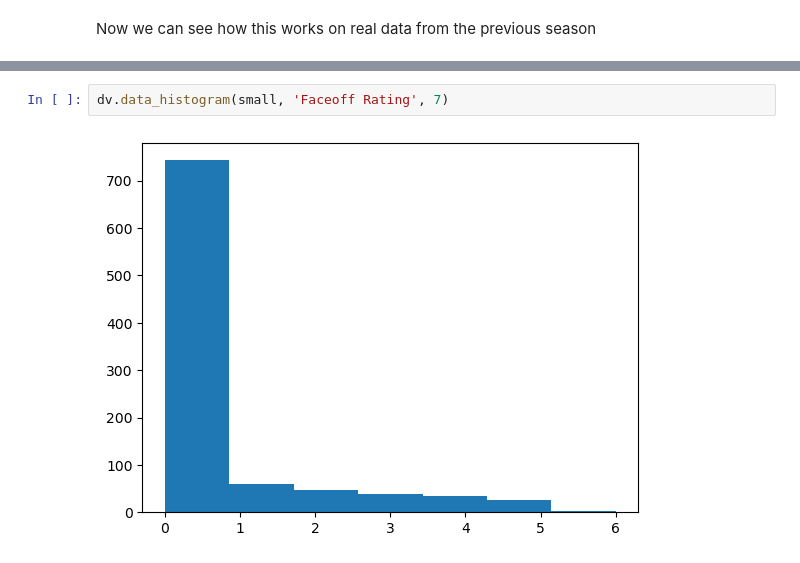
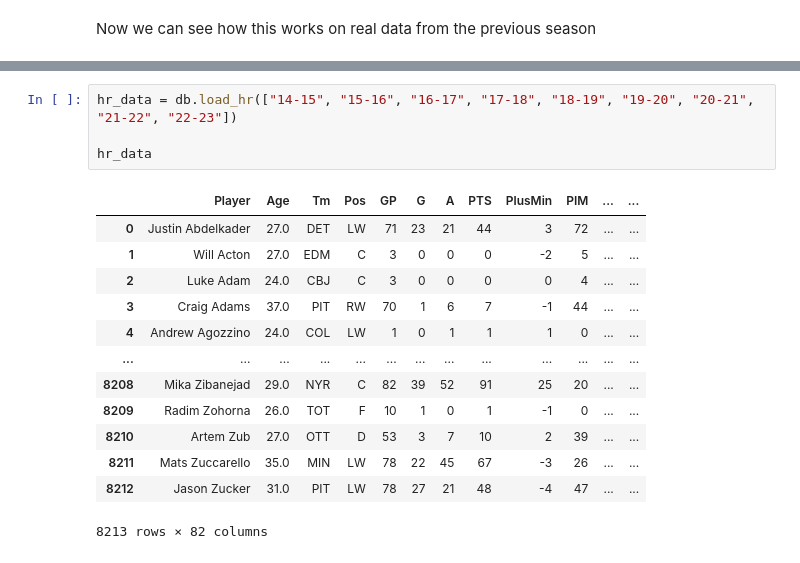
Before and after one commit to soulFood5632/apba_rater, a Jupyter notebook: src/ratings/exploration/faceoff.ipynb, the cells around one changed output, grey strips where cells are left out. Saved outputs shown, nothing was run; the diff lists cells and outputs as text.

Commit message:
added data to work with + started a simple streamlit page

```diff
--- a/src/ratings/exploration/faceoff.ipynb
+++ b/src/ratings/exploration/faceoff.ipynb
@@ -111,4 +68,18 @@ small
-# %%
-dv.data_histogram(small, 'Faceoff Rating', 7)
-# %% [output]
-[figure, removed]
+# %%
+hr_data = db.load_hr(["14-15", "15-16", "16-17", "17-18", "18-19", "19-20", "20-21", "21-22", "22-23"])
+
+hr_data
+# %% [output]
+|  | Player | Age | Tm | Pos | GP | G | A | PTS | PlusMin | PIM | ... | ... |
+| 0 | Justin Abdelkader | 27.0 | DET | LW | 71 | 23 | 21 | 44 | 3 | 72 | ... | ... |
+| 1 | Will Acton | 27.0 | EDM | C | 3 | 0 | 0 | 0 | -2 | 5 | ... | ... |
+| 2 | Luke Adam | 24.0 | CBJ | C | 3 | 0 | 0 | 0 | 0 | 4 | ... | ... |
+| 3 | Craig Adams | 37.0 | PIT | RW | 70 | 1 | 6 | 7 | -1 | 44 | ... | ... |
+| 4 | Andrew Agozzino | 24.0 | COL | LW | 1 | 0 | 1 | 1 | 1 | 0 | ... | ... |
+| ... | ... | ... | ... | ... | ... | ... | ... | ... | ... | ... | ... | ... |
+| 8208 | Mika Zibanejad | 29.0 | NYR | C | 82 | 39 | 52 | 91 | 25 | 20 | ... | ... |
+| 8209 | Radim Zohorna | 26.0 | TOT | F | 10 | 1 | 0 | 1 | -1 | 0 | ... | ... |
+| 8210 | Artem Zub | 27.0 | OTT | D | 53 | 3 | 7 | 10 | 2 | 39 | ... | ... |
+| 8211 | Mats Zuccarello | 35.0 | MIN | LW | 78 | 22 | 45 | 67 | -3 | 26 | ... | ... |
+| 8212 | Jason Zucker | 31.0 | PIT | LW | 78 | 27 | 21 | 48 | -4 | 47 | ... | ... |
+8213 rows × 82 columns
```
Also changed, not shown: parts of 10 cells of this notebook, 6 other files.
